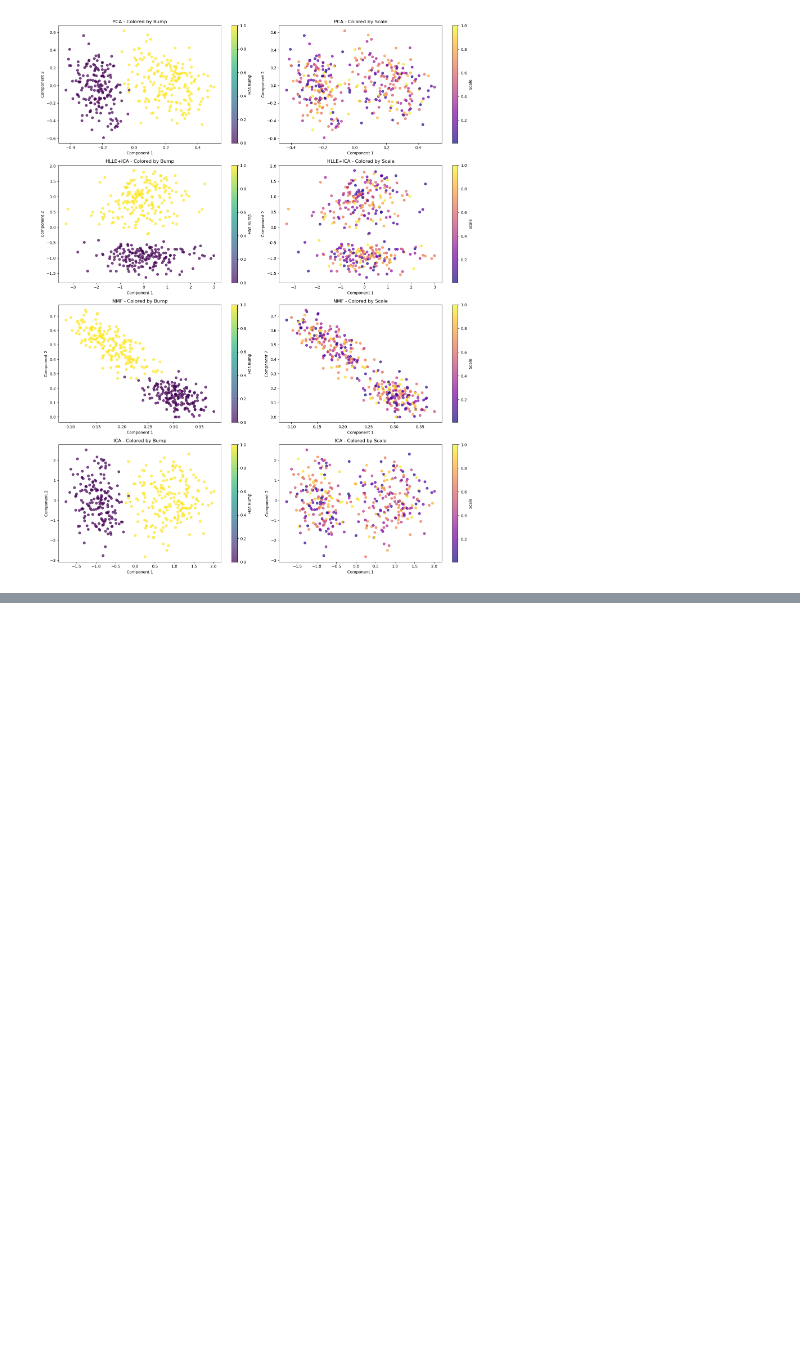
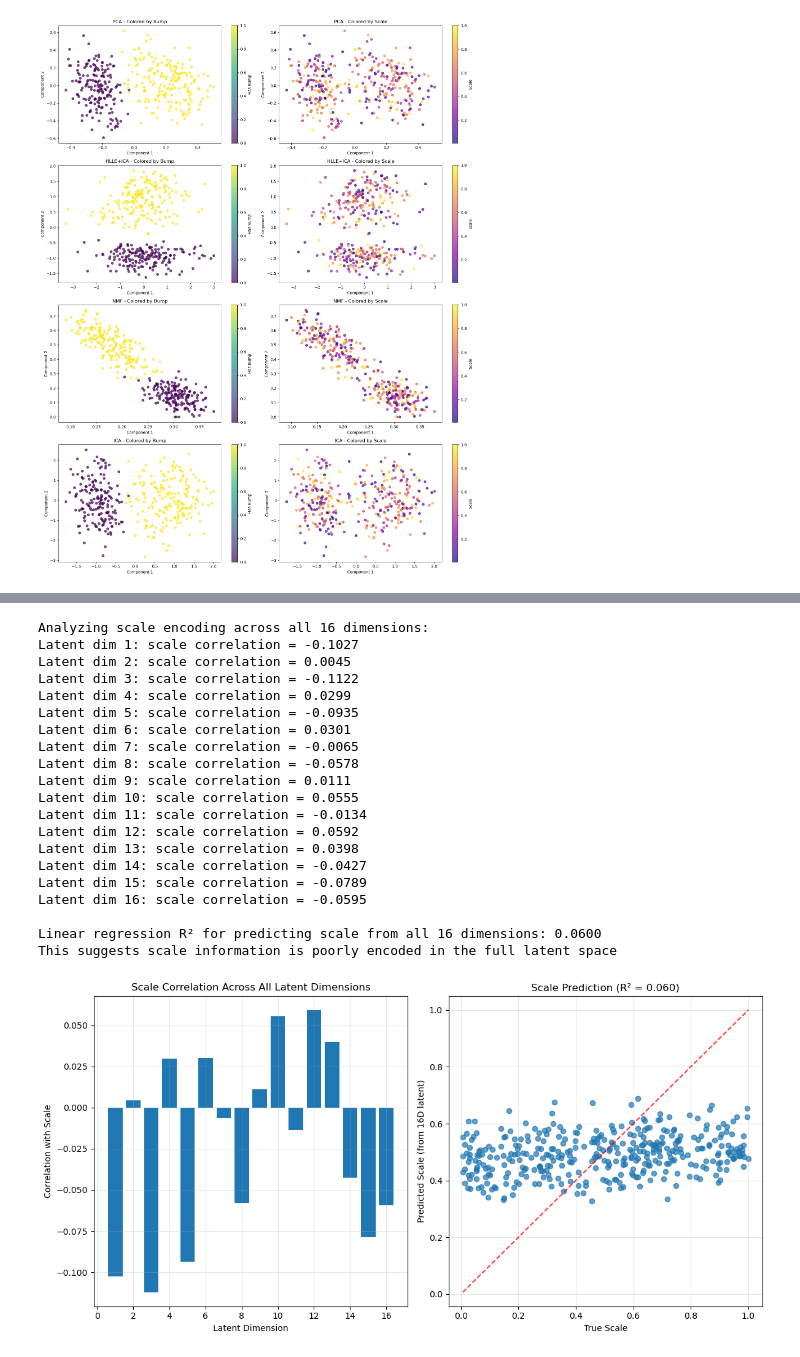
Before and after one commit to Jakaria08/Disentangle_Latent_Space_Deep_SDF, a Jupyter notebook: run_HLLE_ICA_latent_space.ipynb, the cells around one changed output, grey strips where cells are left out. Cells and saved outputs as stored; diff of their text form; code cells hidden in the pictures; blank space fills up the shorter version.

```diff
--- a/run_HLLE_ICA_latent_space.ipynb
+++ b/run_HLLE_ICA_latent_space.ipynb
@@ -338,0 +658,66 @@ Component 2 correlation with scale: 0.0376
+# %%
+# Test if scale information is distributed across all dimensions
+print("\nAnalyzing scale encoding across all 16 dimensions:")
+
+# Calculate correlation of each individual latent dimension with scale
+latent_scale_correlations = []
+for dim in range(X.shape[1]):
+    corr = np.corrcoef(X[:, dim], scales)[0, 1]
+    latent_scale_correlations.append(corr)
+    print(f"Latent dim {dim+1}: scale correlation = {corr:.4f}")
+
+# Check if scale can be predicted using all 16 dimensions
+from sklearn.linear_model import LinearRegression
+from sklearn.metrics import r2_score
+
+# Train a linear model to predict scale from all 16 latent dimensions
+lr = LinearRegression()
+lr.fit(X, scales)
+predicted_scales = lr.predict(X)
+r2 = r2_score(scales, predicted_scales)
+
+print(f"\nLinear regression R² for predicting scale from all 16 dimensions: {r2:.4f}")
+print(f"This suggests scale information is {'well' if r2 > 0.7 else 'poorly'} encoded in the full latent space")
+
+# Visualize the correlation pattern
+plt.figure(figsize=(12, 6))
+plt.subplot(1, 2, 1)
+plt.bar(range(1, 17), latent_scale_correlations)
+plt.xlabel('Latent Dimension')
+plt.ylabel('Correlation with Scale')
+plt.title('Scale Correlation Across All Latent Dimensions')
+plt.grid(True, alpha=0.3)
+
+plt.subplot(1, 2, 2)
+plt.scatter(scales, predicted_scales, alpha=0.7)
+plt.xlabel('True Scale')
+plt.ylabel('Predicted Scale (from 16D latent)')
+plt.title(f'Scale Prediction (R² = {r2:.3f})')
+plt.plot([scales.min(), scales.max()], [scales.min(), scales.max()], 'r--', alpha=0.8)
+plt.grid(True, alpha=0.3)
+
+plt.tight_layout()
+plt.savefig("scale_analysis_full_latent_space.png", dpi=300, bbox_inches='tight')
+plt.show()
+# %% [output]
+Analyzing scale encoding across all 16 dimensions:
+Latent dim 1: scale correlation = -0.1027
+Latent dim 2: scale correlation = 0.0045
+Latent dim 3: scale correlation = -0.1122
+Latent dim 4: scale correlation = 0.0299
+Latent dim 5: scale correlation = -0.0935
+Latent dim 6: scale correlation = 0.0301
+Latent dim 7: scale correlation = -0.0065
+Latent dim 8: scale correlation = -0.0578
+Latent dim 9: scale correlation = 0.0111
+Latent dim 10: scale correlation = 0.0555
+Latent dim 11: scale correlation = -0.0134
+Latent dim 12: scale correlation = 0.0592
+Latent dim 13: scale correlation = 0.0398
+Latent dim 14: scale correlation = -0.0427
+Latent dim 15: scale correlation = -0.0789
+Latent dim 16: scale correlation = -0.0595
+
+Linear regression R² for predicting scale from all 16 dimensions: 0.0600
+This suggests scale information is poorly encoded in the full latent space
+[figure, added]
```
Also changed, not shown: parts of 5 cells of this notebook, 8 other files.
